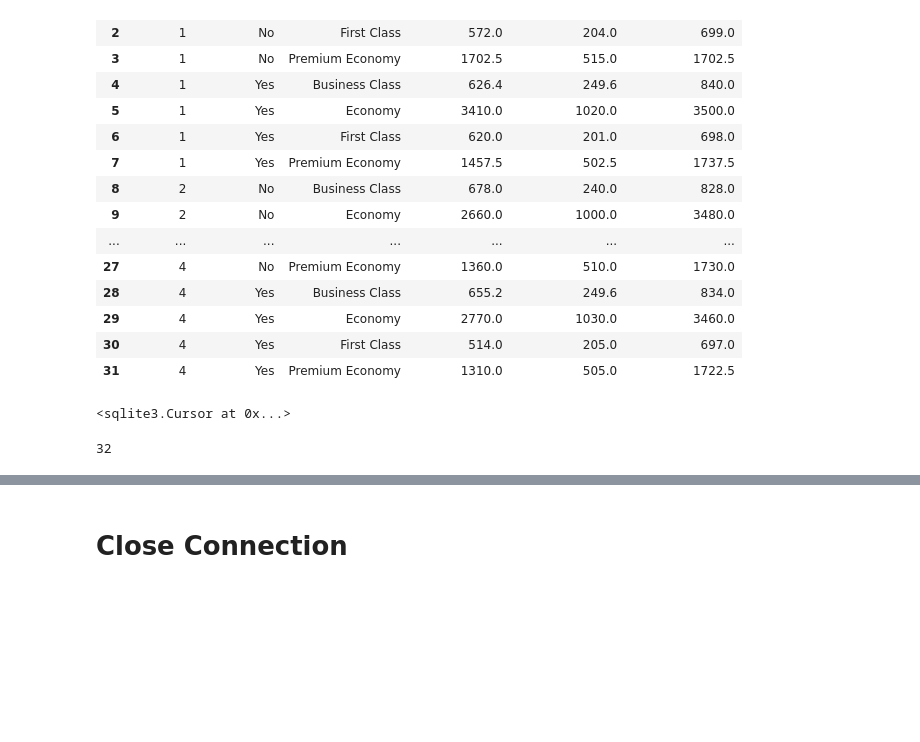
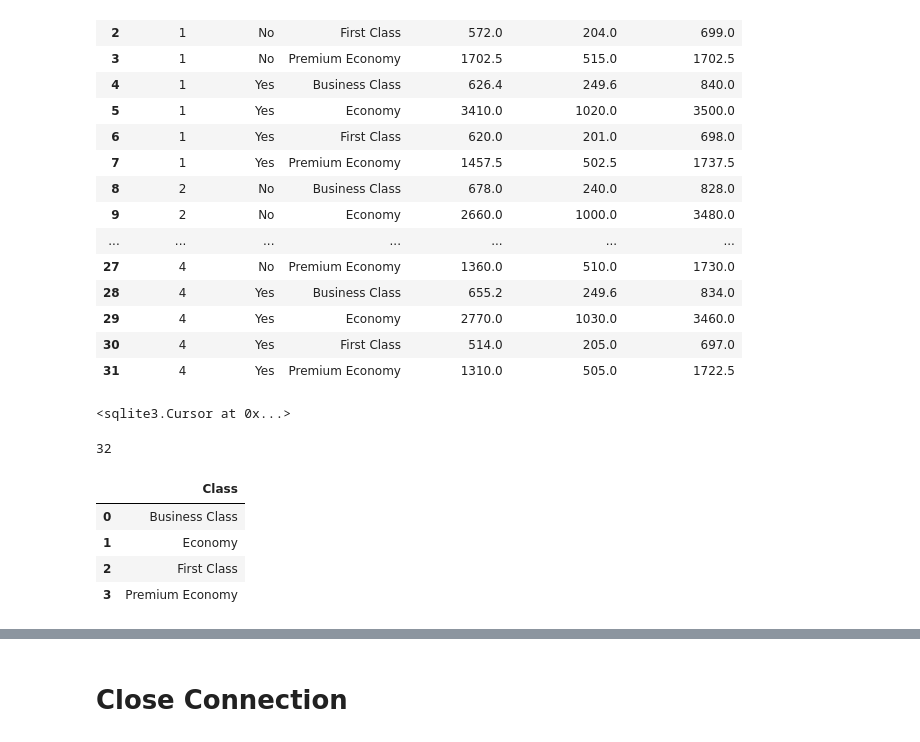
Before and after one commit to mglissmann/data_cleansing_sql_pandas, a Jupyter notebook: 2024/week_2/sql/analysis.ipynb, the cells around one changed output, grey strips where cells are left out. Cells and saved outputs as stored; diff of their text form; code cells hidden in the pictures; blank space fills up the shorter version.

```diff
--- a/2024/week_2/sql/analysis.ipynb
+++ b/2024/week_2/sql/analysis.ipynb
@@ -370,3 +369,19 @@ CREATE TABLE metrics_table (
 query_result.to_sql('metrics_table', conn, if_exists='replace', index=False)
 # %% [output]
 32
+# %%
+query = """
+-- pivot the data to have a column per class for each quarter and wether the passenger had a flow card or not
+select
+    distinct Class
+from metrics_table
+"""
+
+query_result = pd.read_sql_query(query, conn)
+query_result
+# %% [output]
+|  | Class |
+| 0 | Business Class |
+| 1 | Economy |
+| 2 | First Class |
+| 3 | Premium Economy |
```
Also changed, not shown: parts of 2 cells of this notebook.
